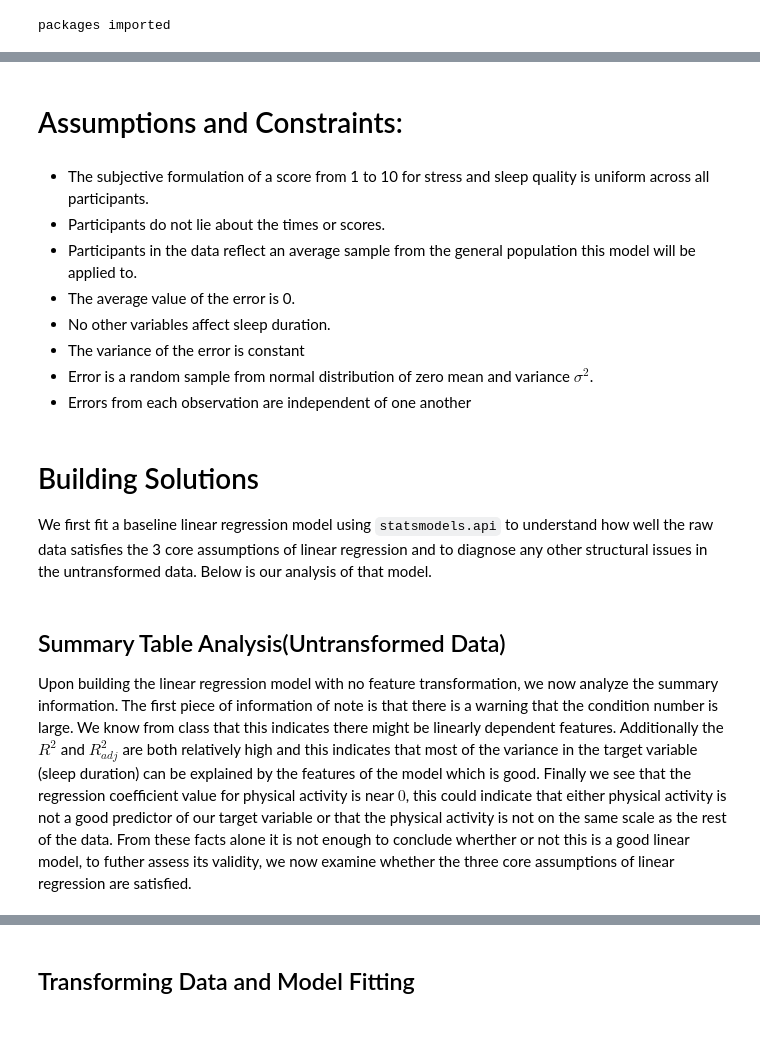
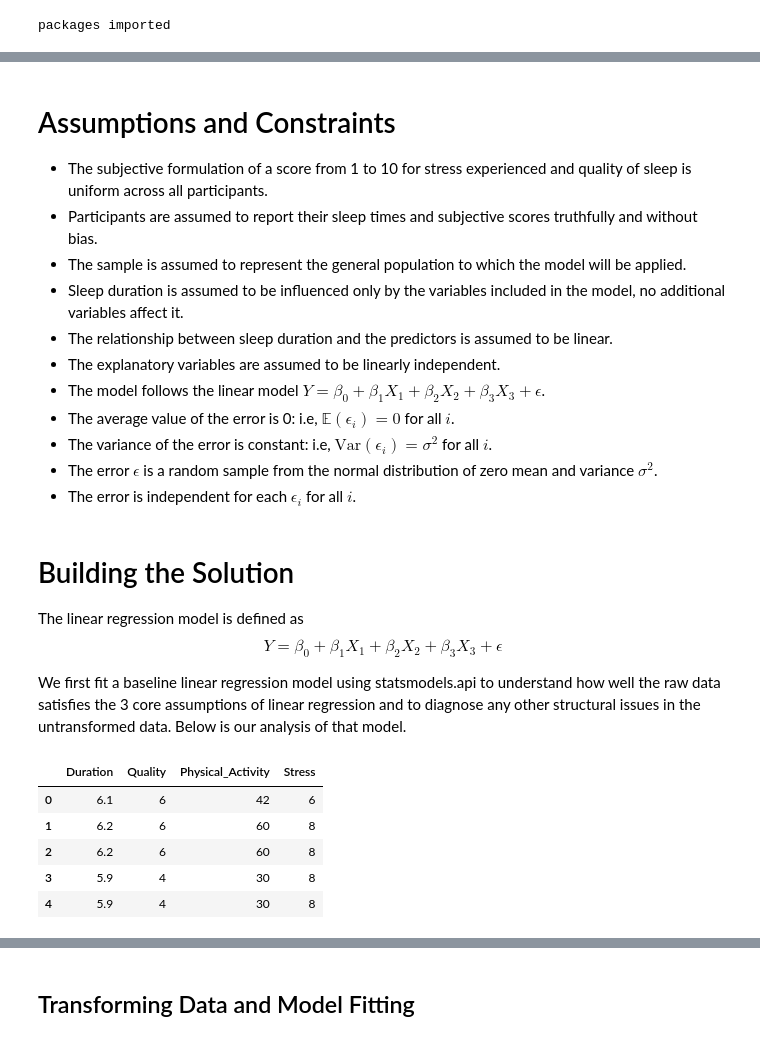
Before and after one commit to eric-y33/Math360-MAGC3, a Jupyter notebook: Final.ipynb, the cells around one changed output, grey strips where cells are left out. Saved outputs shown, nothing was run; the diff lists cells and outputs as text; code cells hidden in the pictures.

```diff
--- a/Final.ipynb
+++ b/Final.ipynb
@@ -30,18 +30,31 @@ Model the total sleep duration of 374 people using linear regression, given the
-# %% [markdown]
-# Assumptions and Constraints:
 # %% [markdown]
-- The subjective formulation of a score from 1 to 10 for stress and sleep quality is uniform across all participants.
-- Participants do not lie about the times or scores.
-- Participants in the data reflect an average sample from the general population this model will be applied to.
-- The average value of the error is 0.
-- No other variables affect sleep duration.
-- The variance of the error is constant
-- Error is a random sample from normal distribution of zero mean and variance $\sigma^2$.
-- Errors from each observation are independent of one another
+# Assumptions and Constraints
+
+- The subjective formulation of a score from 1 to 10 for stress experienced and quality of sleep is uniform across all participants.
+- Participants are assumed to report their sleep times and subjective scores truthfully and without bias.
+- The sample is assumed to represent the general population to which the model will be applied.
+- Sleep duration is assumed to be influenced only by the variables included in the model, no additional variables affect it.
+- The relationship between sleep duration and the predictors is assumed to be linear.
+- The explanatory variables are assumed to be linearly independent.
+- The model follows the linear model $Y = \beta_0 + \beta_1 X_1 + \beta_2 X_2 + \beta_3 X_3 + \epsilon$.
+- The average value of the error is 0: i.e, $\mathbb{E}(\epsilon_i) = 0$ for all $i$.
+- The variance of the error is constant: i.e, $\textrm{Var}(\epsilon_i) = \sigma^2$ for all $i$.
+- The error $\epsilon$ is a random sample from the normal distribution of zero mean and variance $\sigma^2$.
+- The error is independent for each $\epsilon_i$ for all $i$.
 # %% [markdown]
-# Building Solutions
+# Building the Solution
 
-We first fit a baseline linear regression model using `statsmodels.api` to understand how well the raw data satisfies the 3 core assumptions of linear regression and to diagnose any other structural issues in the untransformed data. Below is our analysis of that model.
+The linear regression model is defined as $$Y = \beta_0 + \beta_1 X_1 + \beta_2 X_2 + \beta_3 X_3 + \epsilon$$
+
+We first fit a baseline linear regression model using statsmodels.api to understand how well the raw data satisfies the 3 core assumptions of linear regression and to diagnose any other structural issues in the untransformed data. Below is our analysis of that model.
-# %% [markdown]
-## Summary Table Analysis(Untransformed Data)
-Upon building the linear regression model with no feature transformation, we now analyze the summary information. The first piece of information of note is that there is a warning that the condition number is large. We know from class that this indicates there might be linearly dependent features. Additionally the $R^2$ and $R^2_{adj}$ are both relatively high and this indicates that most of the variance in the target variable (sleep duration) can be explained by the features of the model which is good. Finally we see that the regression coefficient value for physical activity is near $0$, this could indicate that either physical activity is not a good predictor of our target variable or that the physical activity is not on the same scale as the rest of the data. From these facts alone it is not enough to conclude wherther or not this is a good linear model, to futher assess its validity, we now examine whether the three core assumptions of linear regression are satisfied.
+# %%
+sleep_data = pd.read_csv('Sleep.csv')
+sleep = pd.DataFrame(sleep_data)
+sleep.head()
+# %% [output]
+|  | Duration | Quality | Physical_Activity | Stress |
+| 0 | 6.1 | 6 | 42 | 6 |
+| 1 | 6.2 | 6 | 60 | 8 |
+| 2 | 6.2 | 6 | 60 | 8 |
+| 3 | 5.9 | 4 | 30 | 8 |
+| 4 | 5.9 | 4 | 30 | 8 |
```
Also changed, not shown: parts of 26 cells of this notebook, 1 other file.
